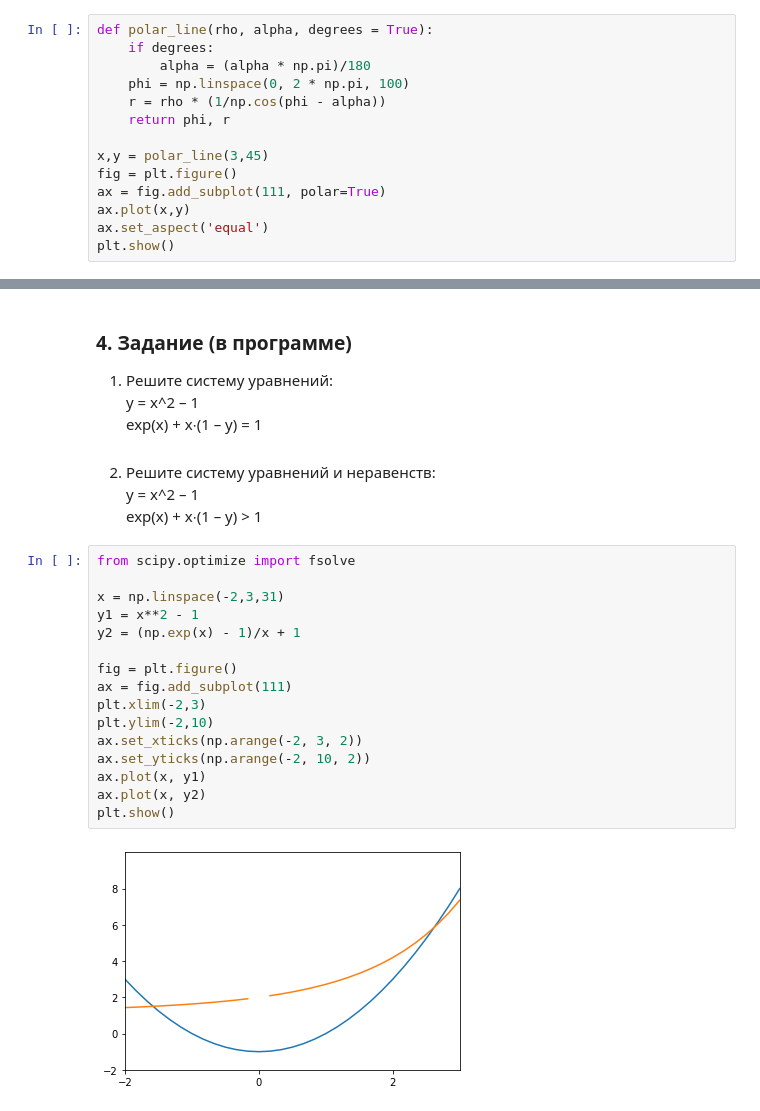
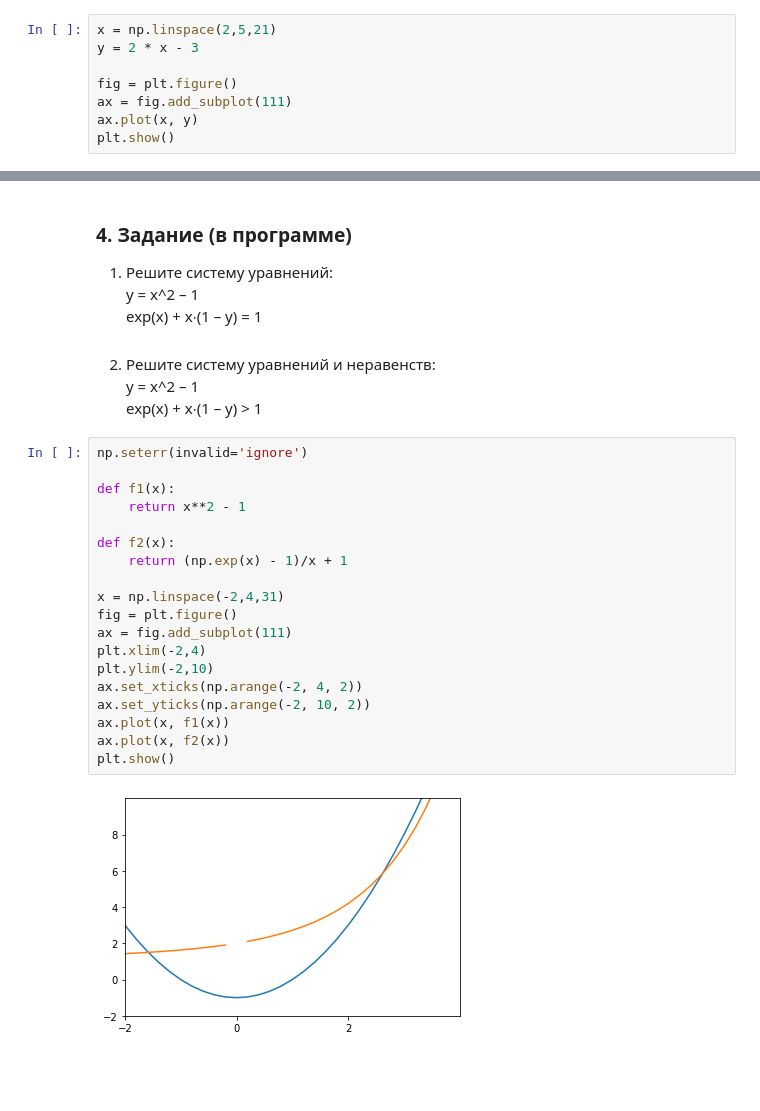
Before and after one commit to Snusmi/GB_FurtherMath_intro, a Jupyter notebook: Lesson3/Lesson3_part2.ipynb, the cells around one changed output, grey strips where cells are left out. Cells and saved outputs as stored; diff of their text form; blank space fills up the shorter version.

```diff
--- a/Lesson3/Lesson3_part2.ipynb
+++ b/Lesson3/Lesson3_part2.ipynb
@@ -69,15 +108,9 @@ plt.show()
 # %%
-def polar_line(rho, alpha, degrees = True):
-    if degrees:
-        alpha = (alpha * np.pi)/180
-    phi = np.linspace(0, 2 * np.pi, 100)
-    r = rho * (1/np.cos(phi - alpha))
-    return phi, r
+x = np.linspace(2,5,21)
+y = 2 * x - 3
 
-x,y = polar_line(3,45)
 fig = plt.figure()
-ax = fig.add_subplot(111, polar=True)
-ax.plot(x,y)
-ax.set_aspect('equal')
+ax = fig.add_subplot(111)
+ax.plot(x, y)
 plt.show()
 # %% [output]
@@ -91,20 +130,23 @@ exp(x) + x∙(1 – y) = 1<br/><br/>
 y = x^2 – 1<br/>
 exp(x) + x∙(1 – y) > 1
 # %%
-from scipy.optimize import fsolve
+np.seterr(invalid='ignore')
 
-x = np.linspace(-2,3,31)
-y1 = x**2 - 1
-y2 = (np.exp(x) - 1)/x + 1
+def f1(x):
+    return x**2 - 1
 
+def f2(x):
+    return (np.exp(x) - 1)/x + 1
+
+x = np.linspace(-2,4,31)
 fig = plt.figure()
 ax = fig.add_subplot(111)
-plt.xlim(-2,3)
+plt.xlim(-2,4)
 plt.ylim(-2,10)
-ax.set_xticks(np.arange(-2, 3, 2))
+ax.set_xticks(np.arange(-2, 4, 2))
 ax.set_yticks(np.arange(-2, 10, 2))
-ax.plot(x, y1)
-ax.plot(x, y2)
+ax.plot(x, f1(x))
+ax.plot(x, f2(x))
 plt.show()
 # %% [output]
-[figure, old version]
+[figure, new version]
```
Also changed, not shown: parts of 15 cells of this notebook.
